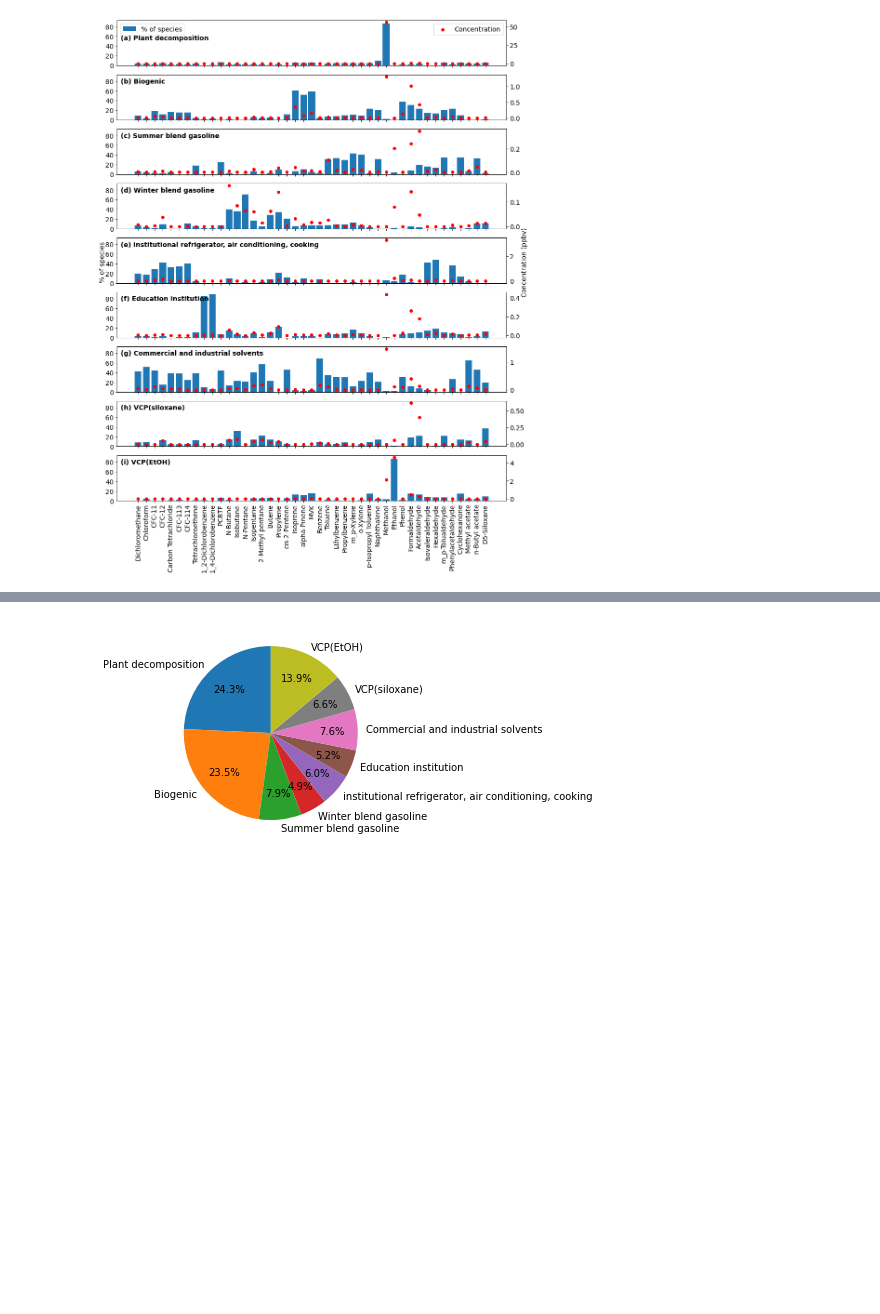
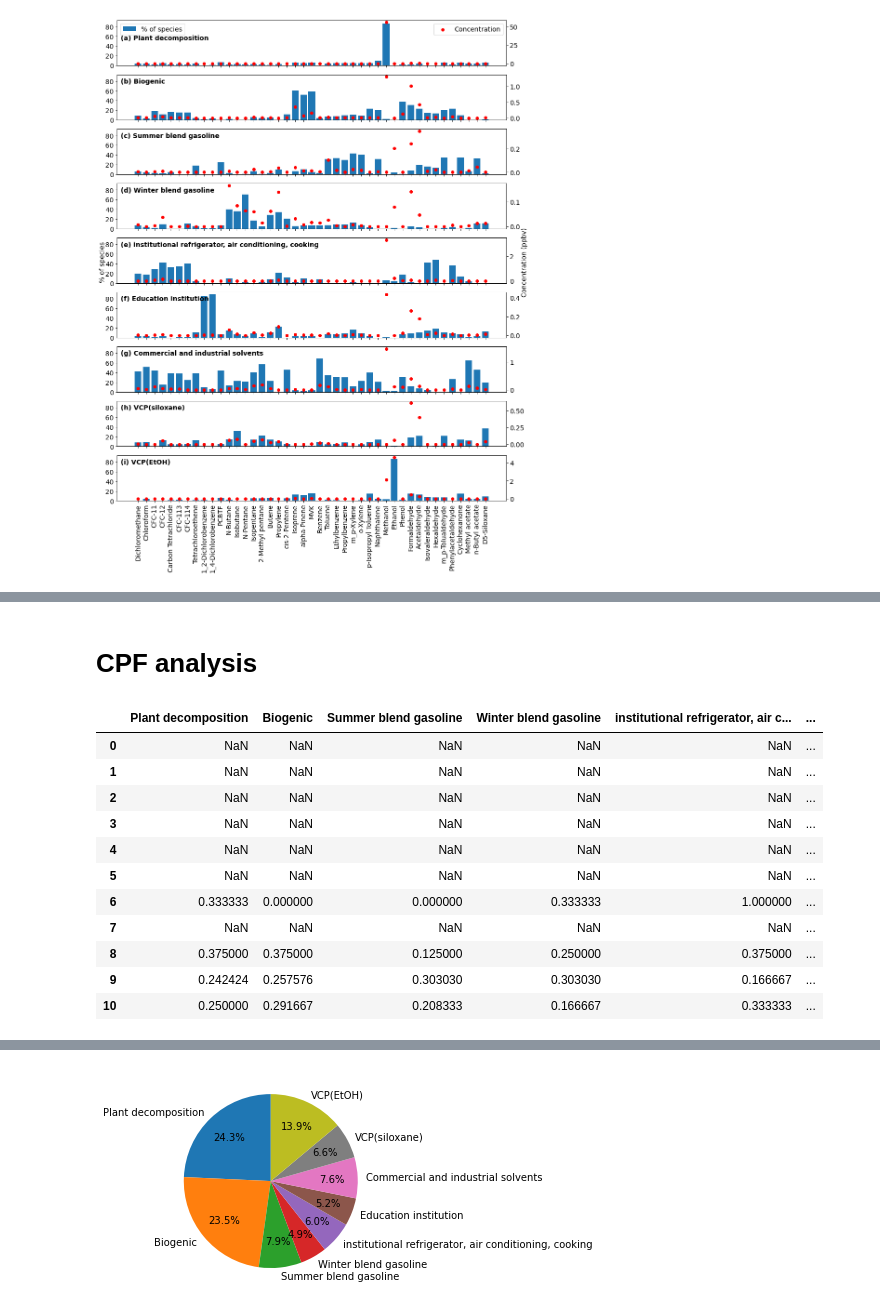
Before and after one commit to shenglun7/VOC_RECAP, a Jupyter notebook: code/script/plot_pmf_result.ipynb, the cells around one changed output, grey strips where cells are left out. Drawn from its saved outputs; the diff is of its cells as text; code cells hidden in the pictures; blank space fills up the shorter version.

Commit message:
CPF analysis of PMF factors

```diff
--- a/code/script/plot_pmf_result.ipynb
+++ b/code/script/plot_pmf_result.ipynb
@@ -51,0 +56,2 @@ fig = plot_factor_time_series(43,9,contribution, factor_name)
+# %% [markdown]
+# CPF analysis
@@ -51,0 +71,47 @@ fig = plot_factor_time_series(43,9,contribution, factor_name)
+# %%
+contribution_wind=contribution.merge(df_wind_filter[['Date','drct', 'sped']],
+                                         on='Date', how='left')
+
+# bin contribution by wind direction
+contribution_wind.loc[contribution_wind['drct'].notnull(),'bin']=\
+        pd.cut(contribution_wind.loc[contribution_wind['drct'].notnull(),'drct'], np.arange(0,360,30))
+df = contribution_wind
+
+# count total events in every factor in every binned wind direction
+df_CPF = df.groupby('bin').count().reset_index()
+df_CPF_count_total = df_CPF.drop(columns={'Date','drct','sped'})
+
+# count events in upper 25% for every factor in every binned wind direction (df_CPF_count_upper), and count for total events (df_CPF_count_total)
+df_CPF_count_upper = df_CPF.drop(columns={'Date','drct','sped'})
+for col in df_CPF_count_upper.columns[1:]:
+     for bin_val in df['bin'].unique():
+        threshold = df.loc[:, col].quantile(0.75)
+        count_upper = df[(df['bin']==bin_val)&(df[col]>threshold)].shape[0]
+        df_CPF_count_upper.loc[df_CPF_count_upper['bin']==bin_val, col] = count_upper
+
+# calculate mean of bin for windrose plotting
+df_CPF_count_upper['bin_mean']=df_CPF_count_upper.bin.apply(lambda x: x.mid)
+df_CPF_count_total['bin_mean']=df_CPF_count_total.bin.apply(lambda x: x.mid)
+
+# screen out wind direction with total days < 3
+df_CPF_count_total = df_CPF_count_total.replace(1,np.nan)
+df_CPF_count_total = df_CPF_count_total.replace(2,np.nan)
+
+# calculate CPF for each factor
+df_ratio = df_CPF_count_upper.iloc[:,1:-1].divide(df_CPF_count_total.iloc[:,1:-1])
+df_ratio['bin_mean'] = df_CPF_count_upper['bin_mean']
+# %%
+df_CPF_count_upper.iloc[:,1:-1].divide(df_CPF_count_total.iloc[:,1:-1])
+# %% [output]
+|  | Plant decomposition | Biogenic | Summer blend gasoline | Winter blend gasoline | institutional refrigerator, air c... | ... |
+| 0 | NaN | NaN | NaN | NaN | NaN | ... |
+| 1 | NaN | NaN | NaN | NaN | NaN | ... |
+| 2 | NaN | NaN | NaN | NaN | NaN | ... |
+| 3 | NaN | NaN | NaN | NaN | NaN | ... |
+| 4 | NaN | NaN | NaN | NaN | NaN | ... |
+| 5 | NaN | NaN | NaN | NaN | NaN | ... |
+| 6 | 0.333333 | 0.000000 | 0.000000 | 0.333333 | 1.000000 | ... |
+| 7 | NaN | NaN | NaN | NaN | NaN | ... |
+| 8 | 0.375000 | 0.375000 | 0.125000 | 0.250000 | 0.375000 | ... |
+| 9 | 0.242424 | 0.257576 | 0.303030 | 0.303030 | 0.166667 | ... |
+| 10 | 0.250000 | 0.291667 | 0.208333 | 0.166667 | 0.333333 | ... |
```
Also changed, not shown: parts of 7 cells of this notebook, 11 other files.
